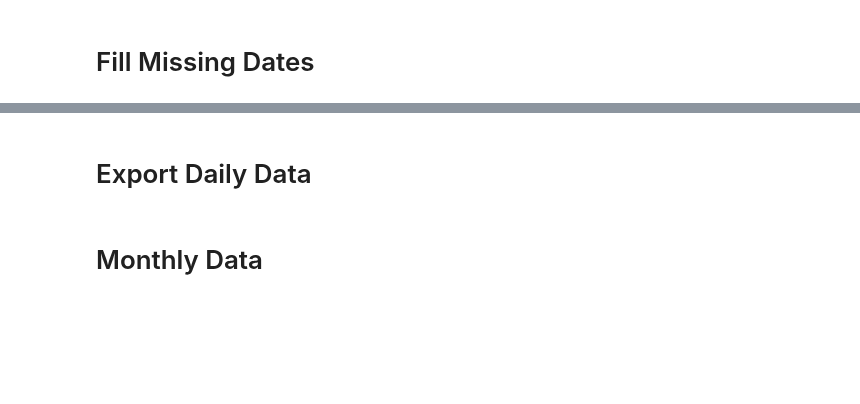
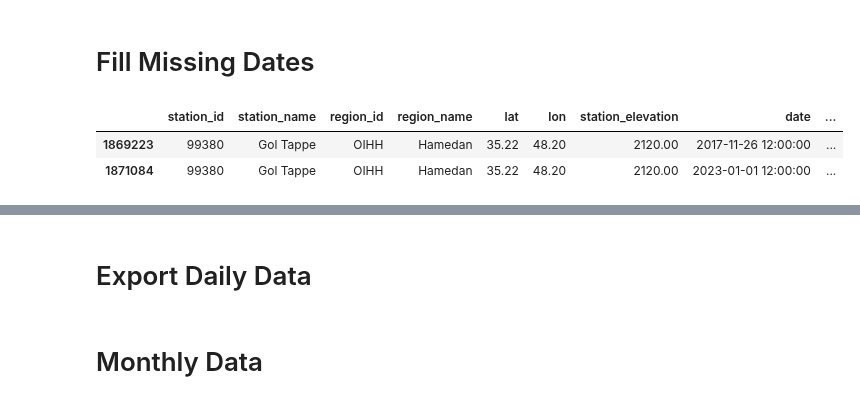
Before and after one commit to shirazialianpooya/panel-data-eto, a Jupyter notebook: src/Python/_01_Data_Cleansing.ipynb, the cells around one changed output, grey strips where cells are left out. Cells and saved outputs as stored; diff of their text form; code cells hidden in the pictures; blank space fills up the shorter version.

```diff
--- a/src/Python/_01_Data_Cleansing.ipynb
+++ b/src/Python/_01_Data_Cleansing.ipynb
@@ -159,5 +173,5 @@ memory usage: 517.0 MB
 # %% [markdown]
 # Filter Data
 # %%
-# df.query('date >= "1983-01-01" and date <= "2022-12-31"', inplace=True)
+df.drop_duplicates(inplace=True)
 df.reset_index(drop=True, inplace=True)
@@ -184,0 +200,30 @@ station_record_counts
+# %%
+def data_quality_control(
+    df,
+    required_vars = ['tm']
+):
+    if 'tm' in required_vars and 'tm' in df.columns:
+        df.loc[(df['tm'] < -60) | (df['tm'] > 80), 'tm'] = np.nan
+    if 'tmax' in required_vars and 'tmax' in df.columns:
+        df.loc[(df['tmax'] < -60) | (df['tmax'] > 80), 'tmax'] = np.nan
+    if 'tmin' in required_vars and 'tmin' in df.columns:
+        df.loc[(df['tmin'] < -60) | (df['tmin'] > 80), 'tmin'] = np.nan
+    if 'um' in required_vars and 'um' in df.columns:
+        df.loc[(df['um'] < 0) | (df['um'] > 100), 'um'] = np.nan
+    if 'umax' in required_vars and 'umax' in df.columns:
+        df.loc[(df['umax'] < 0) | (df['umax'] > 100), 'umax'] = np.nan
+    if 'umin' in required_vars and 'umin' in df.columns:
+        df.loc[(df['umin'] < 0) | (df['umin'] > 100), 'umin'] = np.nan
+    if 'ffm' in required_vars and 'ffm' in df.columns:
+        df.loc[(df['ffm'] < 0) | (df['ffm'] > 50), 'ffm'] = np.nan
+    if 'sshn' in required_vars and 'sshn' in df.columns:
+        df.loc[(df['sshn'] < 0) | (df['sshn'] > 24), 'sshn'] = np.nan
+    if 'rrr24' in required_vars and 'rrr24' in df.columns:
+        df.loc[(df['rrr24'] < 0) | (df['rrr24'] > 1000), 'rrr24'] = np.nan
+    return df
+
+
+df = data_quality_control(
+    df=df,
+    required_vars=['tm', 'tmax', 'tmin', 'um', 'umin', 'umax', 'ffm', 'sshn', 'rrr24']
+)
@@ -185,2 +250,10 @@ station_record_counts
 # %% [markdown]
 # Fill Missing Dates
+# %%
+# TODO: Check Different station_elevation, lat, lon for same station_id and station_name
+a = df.drop_duplicates(subset=['region_id', 'region_name', 'station_id', 'station_name','station_elevation', 'lat', 'lon'])
+a[a.duplicated(subset=['region_id', 'region_name', 'station_id', 'station_name'], keep=False)]
+# %% [output]
+|  | station_id | station_name | region_id | region_name | lat | lon | station_elevation | date | ... |
+| 1869223 | 99380 | Gol Tappe | OIHH | Hamedan | 35.22 | 48.20 | 2120.00 | 2017-11-26 12:00:00 | ... |
+| 1871084 | 99380 | Gol Tappe | OIHH | Hamedan | 35.22 | 48.20 | 2120.00 | 2023-01-01 12:00:00 | ... |
```
Also changed, not shown: parts of 14 cells of this notebook, 1 other file.
